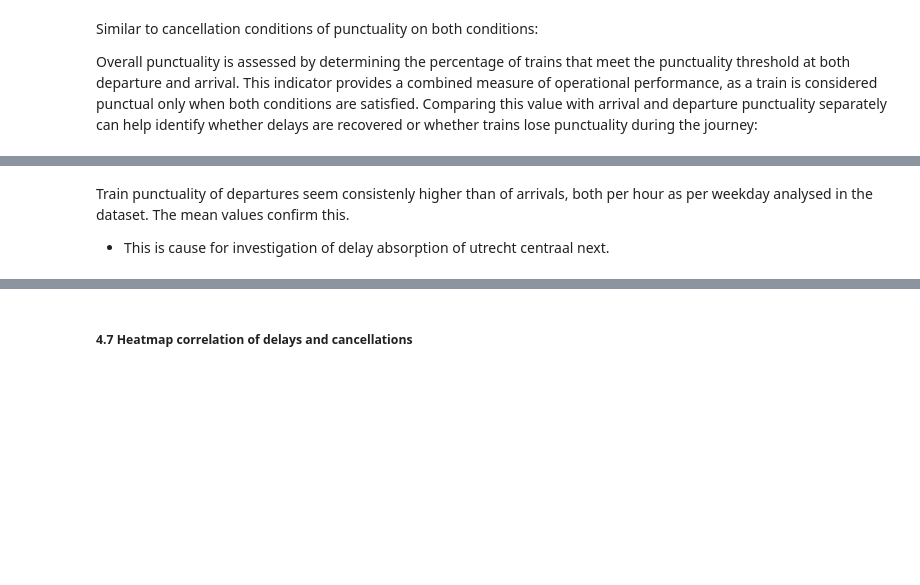
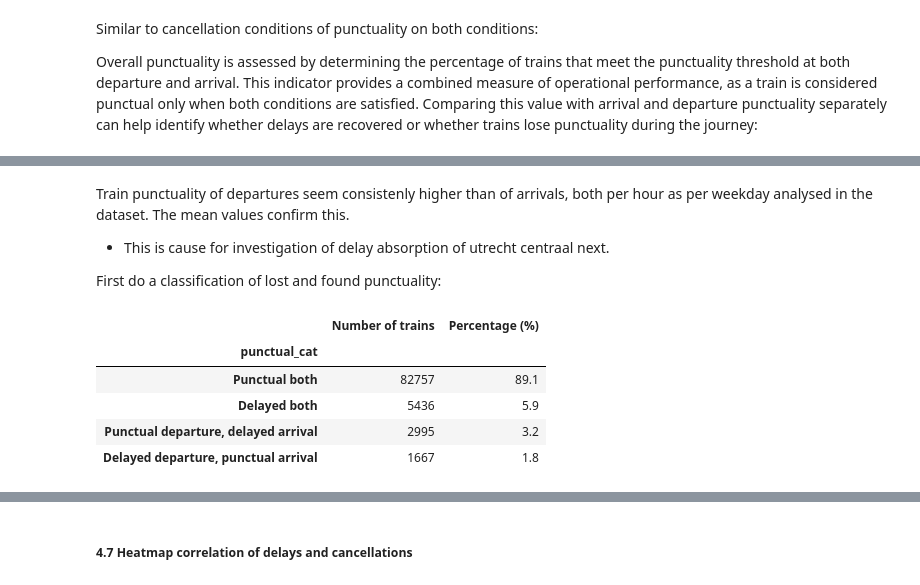
Before and after one commit to nicklj100/group20_til6022_project, a Jupyter notebook: period_selection.ipynb, the cells around one changed output, grey strips where cells are left out. Drawn from its saved outputs; the diff is of its cells as text; code cells hidden in the pictures; blank space fills up the shorter version.

```diff
--- a/period_selection.ipynb
+++ b/period_selection.ipynb
@@ -497,3 +515,35 @@ Trains punctual at departure:                   91.09%
 # %% [markdown]
 Train punctuality of departures seem consistenly higher than of arrivals, both per hour as per weekday analysed in the dataset. The mean values confirm this.
 - This is cause for investigation of delay absorption of utrecht centraal next.
+
+First do a classification of lost and found punctuality:
+# %%
+categories = []
+
+for i, row in train_punctual.iterrows():
+    if row['dep_punctual'] and row['arr_punctual']:
+        categories.append('Punctual both')
+    elif row['dep_punctual'] and not row['arr_punctual']:
+        categories.append('Punctual departure, delayed arrival')
+    elif not row['dep_punctual'] and row['arr_punctual']:
+        categories.append('Delayed departure, punctual arrival')
+    else:
+        categories.append('Delayed both')
+
+train_punctual["punctual_cat"] = categories
+
+category_summary = train_punctual["punctual_cat"].value_counts()
+
+category_summary = pd.DataFrame({
+    "Number of trains": category_summary,
+    "Percentage (%)": (category_summary / len(train_punctual) * 100).round(1)
+})
+
+category_summary
+# %% [output]
+|  | Number of trains | Percentage (%) |
+| punctual_cat |  |  |
+| Punctual both | 82757 | 89.1 |
+| Delayed both | 5436 | 5.9 |
+| Punctual departure, delayed arrival | 2995 | 3.2 |
+| Delayed departure, punctual arrival | 1667 | 1.8 |
```
Also changed, not shown: parts of 31 cells of this notebook.
